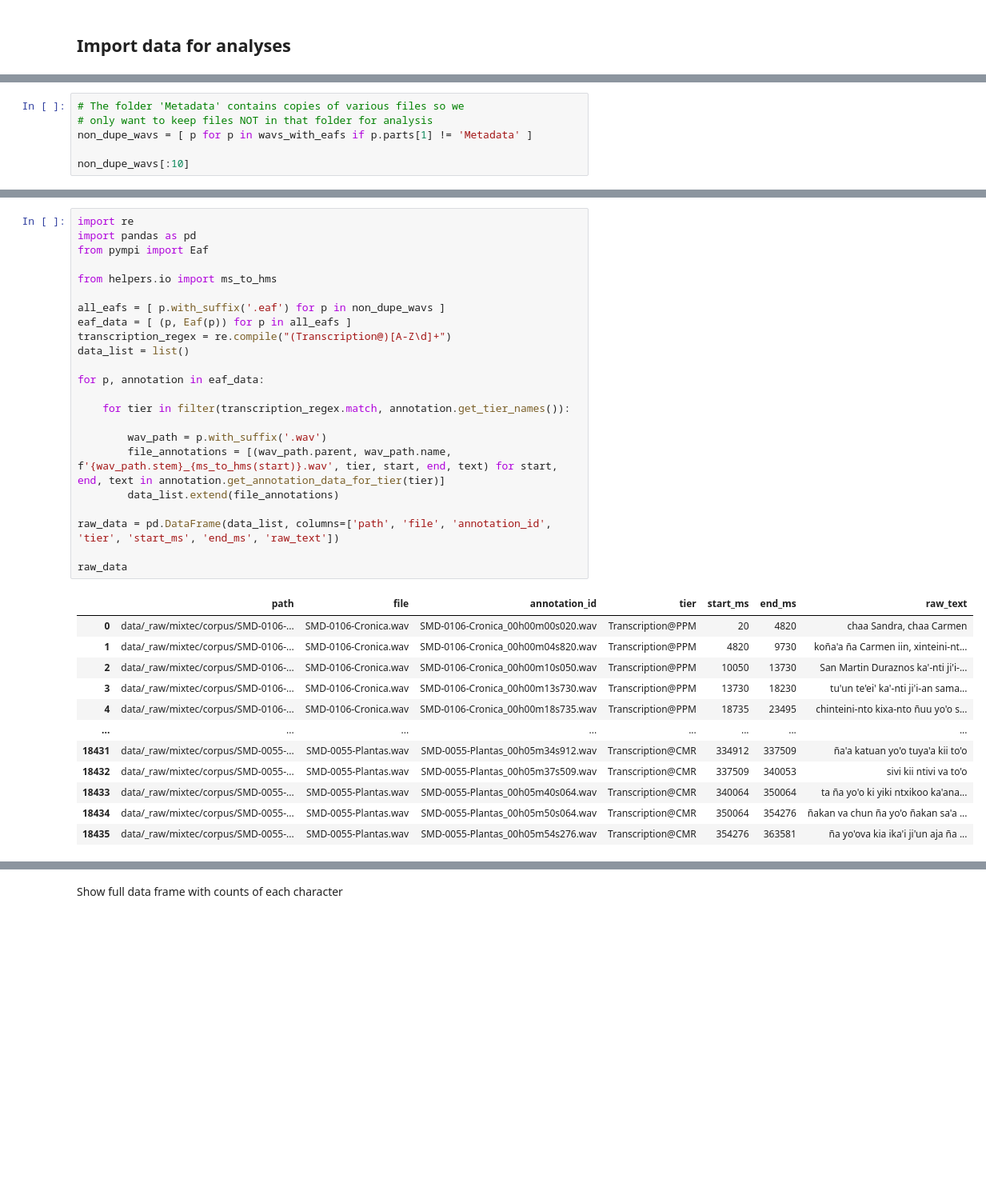
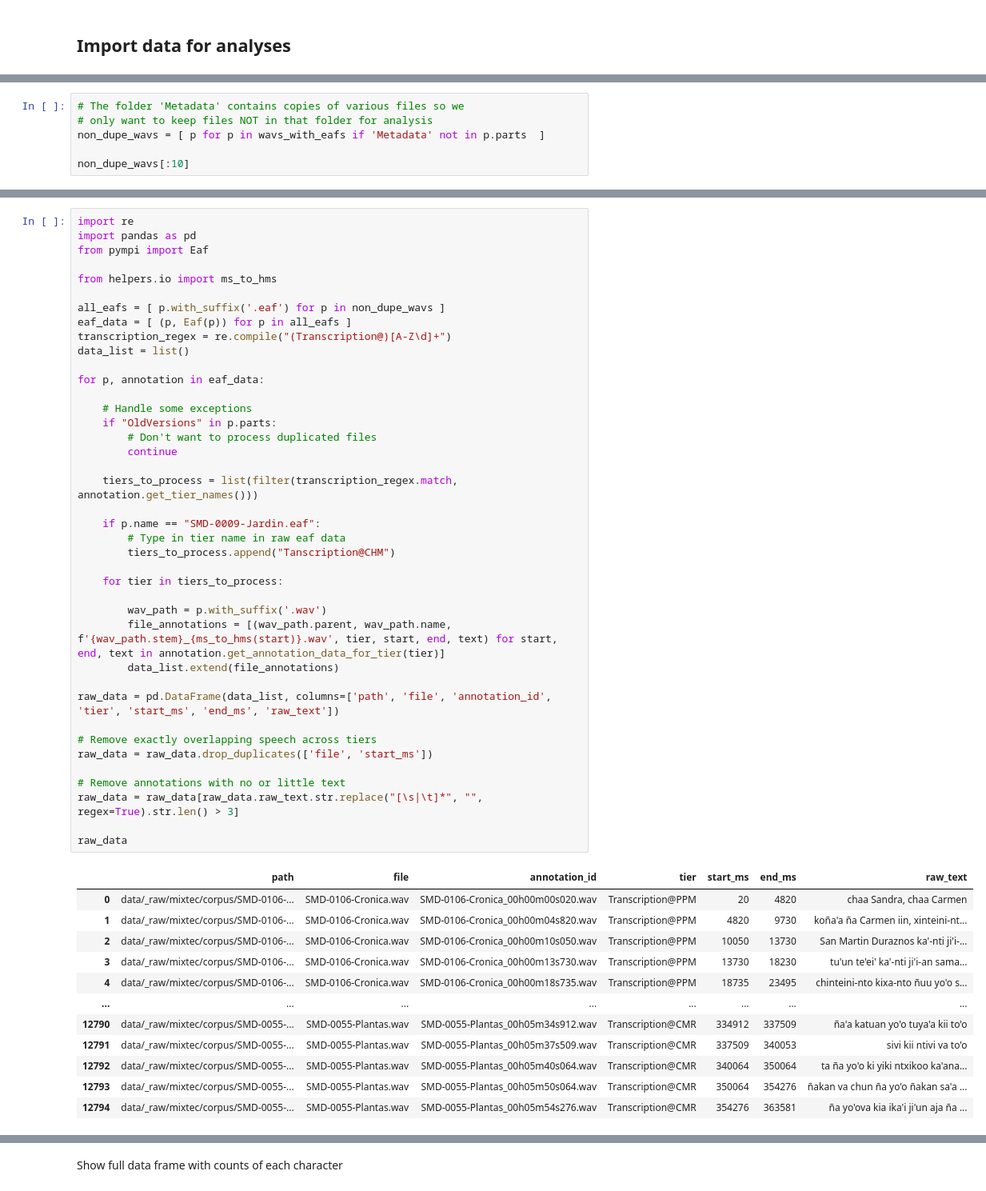
Before and after one commit to fauxneticien/asr-dataset-prep, a Jupyter notebook: prep-from-eafs_mixtec.ipynb, the cells around one changed output, grey strips where cells are left out. Shown at 80% size. Cells and saved outputs as stored; diff of their text form; blank space fills up the shorter version.

```diff
--- a/prep-from-eafs_mixtec.ipynb
+++ b/prep-from-eafs_mixtec.ipynb
@@ -54,7 +55,7 @@ wavs_with_eafs[:10]
 # %%
 # The folder 'Metadata' contains copies of various files so we
 # only want to keep files NOT in that folder for analysis
-non_dupe_wavs = [ p for p in wavs_with_eafs if p.parts[1] != 'Metadata' ]
+non_dupe_wavs = [ p for p in wavs_with_eafs if 'Metadata' not in p.parts  ]
 
 non_dupe_wavs[:10]
 # %% [output]
@@ -71,36 +72,53 @@ non_dupe_wavs[:10]
 # %%
 import re
 import pandas as pd
 from pympi import Eaf
 
 from helpers.io import ms_to_hms
 
 all_eafs = [ p.with_suffix('.eaf') for p in non_dupe_wavs ]
 eaf_data = [ (p, Eaf(p)) for p in all_eafs ]
 transcription_regex = re.compile("(Transcription@)[A-Z\d]+")
 data_list = list()
 
 for p, annotation in eaf_data:
 
-    for tier in filter(transcription_regex.match, annotation.get_tier_names()):
+    # Handle some exceptions
+    if "OldVersions" in p.parts:
+        # Don't want to process duplicated files
+        continue
+
+    tiers_to_process = list(filter(transcription_regex.match, annotation.get_tier_names()))
+
+    if p.name == "SMD-0009-Jardin.eaf":
+        # Type in tier name in raw eaf data
+        tiers_to_process.append("Tanscription@CHM")
+
+    for tier in tiers_to_process:
 
         wav_path = p.with_suffix('.wav')
         file_annotations = [(wav_path.parent, wav_path.name, f'{wav_path.stem}_{ms_to_hms(start)}.wav', tier, start, end, text) for start, end, text in annotation.get_annotation_data_for_tier(tier)]
         data_list.extend(file_annotations)
 
 raw_data = pd.DataFrame(data_list, columns=['path', 'file', 'annotation_id', 'tier', 'start_ms', 'end_ms', 'raw_text'])
 
+# Remove exactly overlapping speech across tiers
+raw_data = raw_data.drop_duplicates(['file', 'start_ms'])
+
+# Remove annotations with no or little text
+raw_data = raw_data[raw_data.raw_text.str.replace("[\s|\t]*", "", regex=True).str.len() > 3]
+
 raw_data
 # %% [output]
 |  | path | file | annotation_id | tier | start_ms | end_ms | raw_text |
 | 0 | data/_raw/mixtec/corpus/SMD-0106-... | SMD-0106-Cronica.wav | SMD-0106-Cronica_00h00m00s020.wav | Transcription@PPM | 20 | 4820 | chaa Sandra, chaa Carmen |
 | 1 | data/_raw/mixtec/corpus/SMD-0106-... | SMD-0106-Cronica.wav | SMD-0106-Cronica_00h00m04s820.wav | Transcription@PPM | 4820 | 9730 | koña'a ña Carmen iin, xinteini-nt... |
 | 2 | data/_raw/mixtec/corpus/SMD-0106-... | SMD-0106-Cronica.wav | SMD-0106-Cronica_00h00m10s050.wav | Transcription@PPM | 10050 | 13730 | San Martin Duraznos ka'-nti ji'i-... |
 | 3 | data/_raw/mixtec/corpus/SMD-0106-... | SMD-0106-Cronica.wav | SMD-0106-Cronica_00h00m13s730.wav | Transcription@PPM | 13730 | 18230 | tu'un te'ei' ka'-nti ji'i-an sama... |
 | 4 | data/_raw/mixtec/corpus/SMD-0106-... | SMD-0106-Cronica.wav | SMD-0106-Cronica_00h00m18s735.wav | Transcription@PPM | 18735 | 23495 | chinteini-nto kixa-nto ñuu yo'o s... |
 | ... | ... | ... | ... | ... | ... | ... | ... |
-| 18431 | data/_raw/mixtec/corpus/SMD-0055-... | SMD-0055-Plantas.wav | SMD-0055-Plantas_00h05m34s912.wav | Transcription@CMR | 334912 | 337509 | ña'a katuan yo'o tuya'a kii to'o |
-| 18432 | data/_raw/mixtec/corpus/SMD-0055-... | SMD-0055-Plantas.wav | SMD-0055-Plantas_00h05m37s509.wav | Transcription@CMR | 337509 | 340053 | sivi kii ntivi va to'o |
-| 18433 | data/_raw/mixtec/corpus/SMD-0055-... | SMD-0055-Plantas.wav | SMD-0055-Plantas_00h05m40s064.wav | Transcription@CMR | 340064 | 350064 | ta ña yo'o ki yiki ntxikoo ka'ana... |
-| 18434 | data/_raw/mixtec/corpus/SMD-0055-... | SMD-0055-Plantas.wav | SMD-0055-Plantas_00h05m50s064.wav | Transcription@CMR | 350064 | 354276 | ñakan va chun ña yo'o ñakan sa'a ... |
-| 18435 | data/_raw/mixtec/corpus/SMD-0055-... | SMD-0055-Plantas.wav | SMD-0055-Plantas_00h05m54s276.wav | Transcription@CMR | 354276 | 363581 | ña yo'ova kia ika'i ji'un aja ña ... |
+| 12790 | data/_raw/mixtec/corpus/SMD-0055-... | SMD-0055-Plantas.wav | SMD-0055-Plantas_00h05m34s912.wav | Transcription@CMR | 334912 | 337509 | ña'a katuan yo'o tuya'a kii to'o |
+| 12791 | data/_raw/mixtec/corpus/SMD-0055-... | SMD-0055-Plantas.wav | SMD-0055-Plantas_00h05m37s509.wav | Transcription@CMR | 337509 | 340053 | sivi kii ntivi va to'o |
+| 12792 | data/_raw/mixtec/corpus/SMD-0055-... | SMD-0055-Plantas.wav | SMD-0055-Plantas_00h05m40s064.wav | Transcription@CMR | 340064 | 350064 | ta ña yo'o ki yiki ntxikoo ka'ana... |
+| 12793 | data/_raw/mixtec/corpus/SMD-0055-... | SMD-0055-Plantas.wav | SMD-0055-Plantas_00h05m50s064.wav | Transcription@CMR | 350064 | 354276 | ñakan va chun ña yo'o ñakan sa'a ... |
+| 12794 | data/_raw/mixtec/corpus/SMD-0055-... | SMD-0055-Plantas.wav | SMD-0055-Plantas_00h05m54s276.wav | Transcription@CMR | 354276 | 363581 | ña yo'ova kia ika'i ji'un aja ña ... |
```
Also changed, not shown: parts of 20 cells of this notebook.
